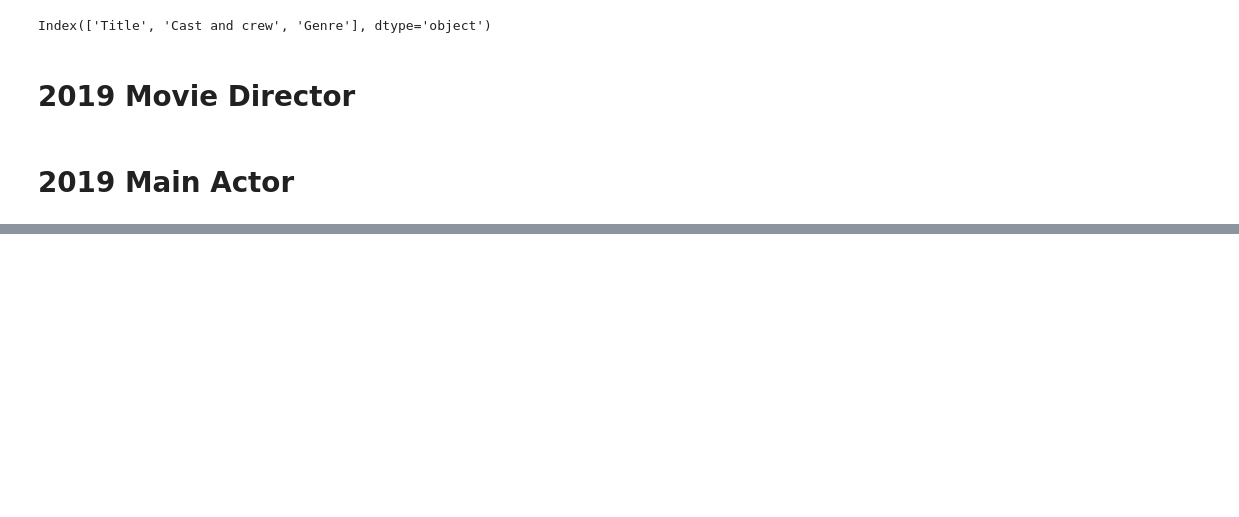
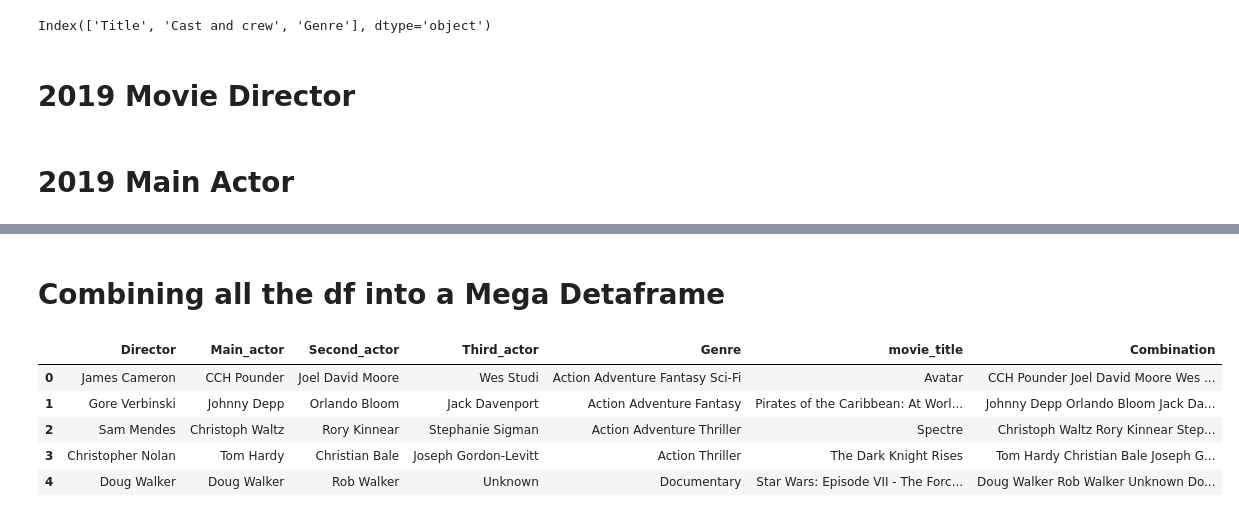
Before and after one commit to code-JOA/Movie-Reviews-Sentiment-Analysis, a Jupyter notebook: 03.Preprocessing.ipynb, the cells around one changed output, grey strips where cells are left out. Saved outputs shown, nothing was run; the diff lists cells and outputs as text; code cells hidden in the pictures; blank space fills up the shorter version.

```diff
--- a/03.Preprocessing.ipynb
+++ b/03.Preprocessing.ipynb
@@ -218,0 +281,2 @@ data19["Main_actor"] = data19["Cast and crew"]
+# %%
+data18_19 = data2018_new.append(data19_new , ignore_index=True)
@@ -218,0 +302,5 @@ data19["Main_actor"] = data19["Cast and crew"]
+# %%
+# renaming the columns
+cleaned_data.rename(columns={"director_name":"Director","genres":"Genre","combination":"Combination"} ,inplace=True)
+# %%
+cleaned_data.rename(columns={"director_name":"Director"}, inplace=True)
@@ -218,0 +313,12 @@ data19["Main_actor"] = data19["Cast and crew"]
+# %% [markdown]
+# Combining all the df into a Mega Detaframe
+# %%
+final_data = cleaned_data.append(data18_19 , ignore_index=True)
+final_data.head()
+# %% [output]
+|  | Director | Main_actor | Second_actor | Third_actor | Genre | movie_title | Combination |
+| 0 | James Cameron | CCH Pounder | Joel David Moore | Wes Studi | Action Adventure Fantasy Sci-Fi | Avatar | CCH Pounder Joel David Moore Wes ... |
+| 1 | Gore Verbinski | Johnny Depp | Orlando Bloom | Jack Davenport | Action Adventure Fantasy | Pirates of the Caribbean: At Worl... | Johnny Depp Orlando Bloom Jack Da... |
+| 2 | Sam Mendes | Christoph Waltz | Rory Kinnear | Stephanie Sigman | Action Adventure Thriller | Spectre | Christoph Waltz Rory Kinnear Step... |
+| 3 | Christopher Nolan | Tom Hardy | Christian Bale | Joseph Gordon-Levitt | Action Thriller | The Dark Knight Rises | Tom Hardy Christian Bale Joseph G... |
+| 4 | Doug Walker | Doug Walker | Rob Walker | Unknown | Documentary | Star Wars: Episode VII - The Forc... | Doug Walker Rob Walker Unknown Do... |
```
Also changed, not shown: parts of 23 cells of this notebook, 1 other file.
